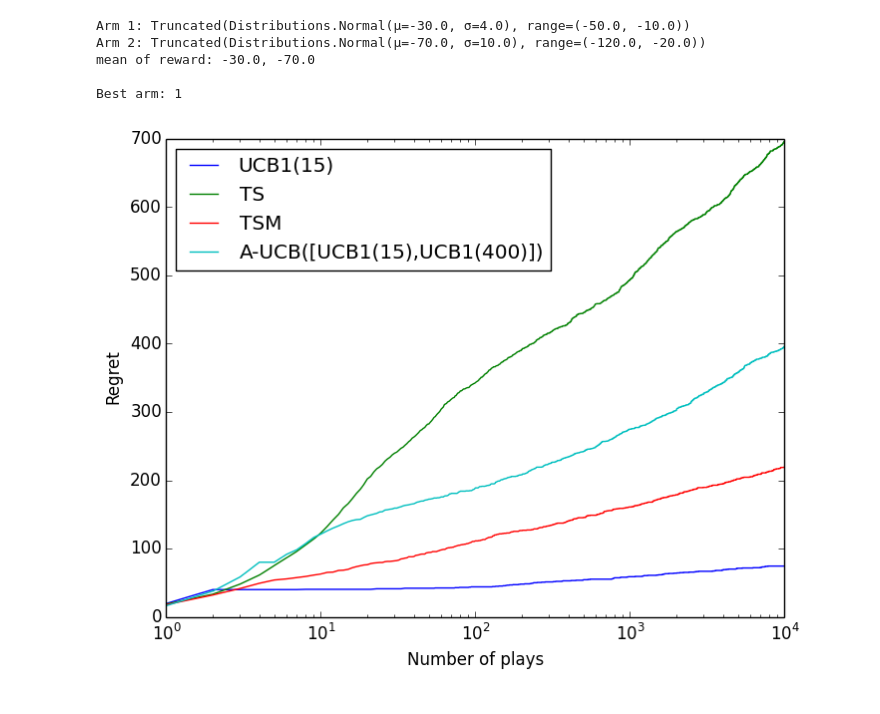
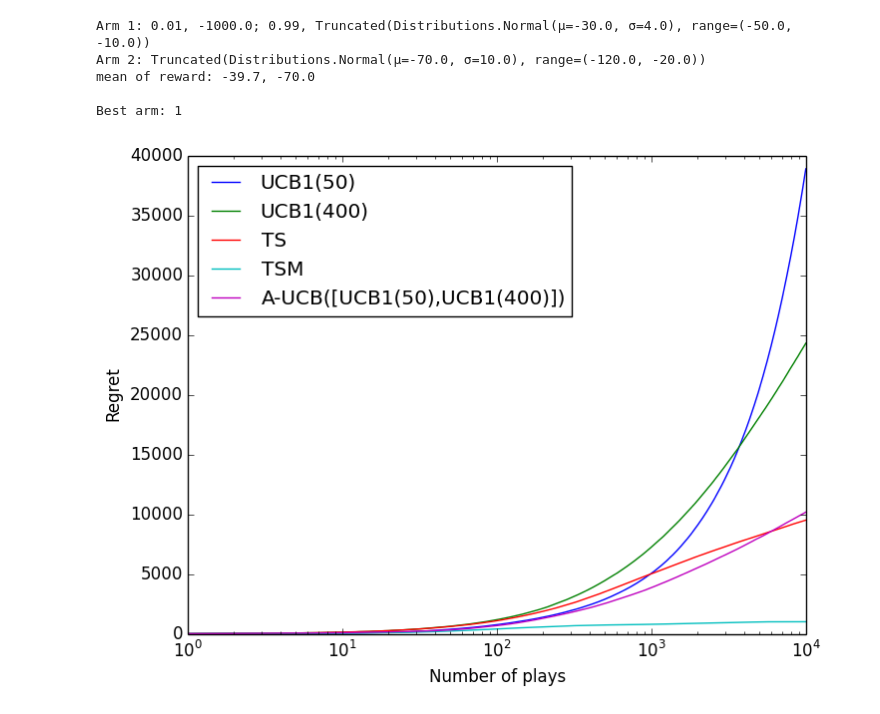
Before and after one commit to neosado/MultiArmedBandit, a Jupyter notebook: IJCAI.ipynb, the cells around one changed output. Drawn from its saved outputs; the diff is of its cells as text; code cells hidden in the pictures.

```diff
--- a/IJCAI.ipynb
+++ b/IJCAI.ipynb
@@ -66,9 +76,9 @@ Best arm: 1
 # %%
-plotExpPolicy([RareDist(0., -1000., Truncated(Normal(-30, 4), -50, -10)), RareDist(0., -1000., Truncated(Normal(-70, 10), -120, -20))], Any[Any[:UCB1, 15], Any[:TS], Any[:TSM, generateArmRewardModel], Any[:AUCB, [genUCBSubArm(15), genUCBSubArm(400)]]]);
+plotExpPolicy([RareDist(0.01, -1000., Truncated(Normal(-30, 4), -50, -10)), RareDist(0., -1000., Truncated(Normal(-70, 10), -120, -20))], Any[Any[:UCB1, 50], Any[:UCB1, 400], Any[:TS], Any[:TSM, generateArmRewardModel], Any[:AUCB, [genUCBSubArm(50), genUCBSubArm(400)]]], N = 1000, bSave = true);
 # %% [output]
-Arm 1: Truncated(Distributions.Normal(μ=-30.0, σ=4.0), range=(-50.0, -10.0))
+Arm 1: 0.01, -1000.0; 0.99, Truncated(Distributions.Normal(μ=-30.0, σ=4.0), range=(-50.0, -10.0))
 Arm 2: Truncated(Distributions.Normal(μ=-70.0, σ=10.0), range=(-120.0, -20.0))
-mean of reward: -30.0, -70.0
+mean of reward: -39.7, -70.0
 
 Best arm: 1
-[figure, old version]
+[figure, new version]
```
Also changed, not shown: parts of 12 cells of this notebook.
